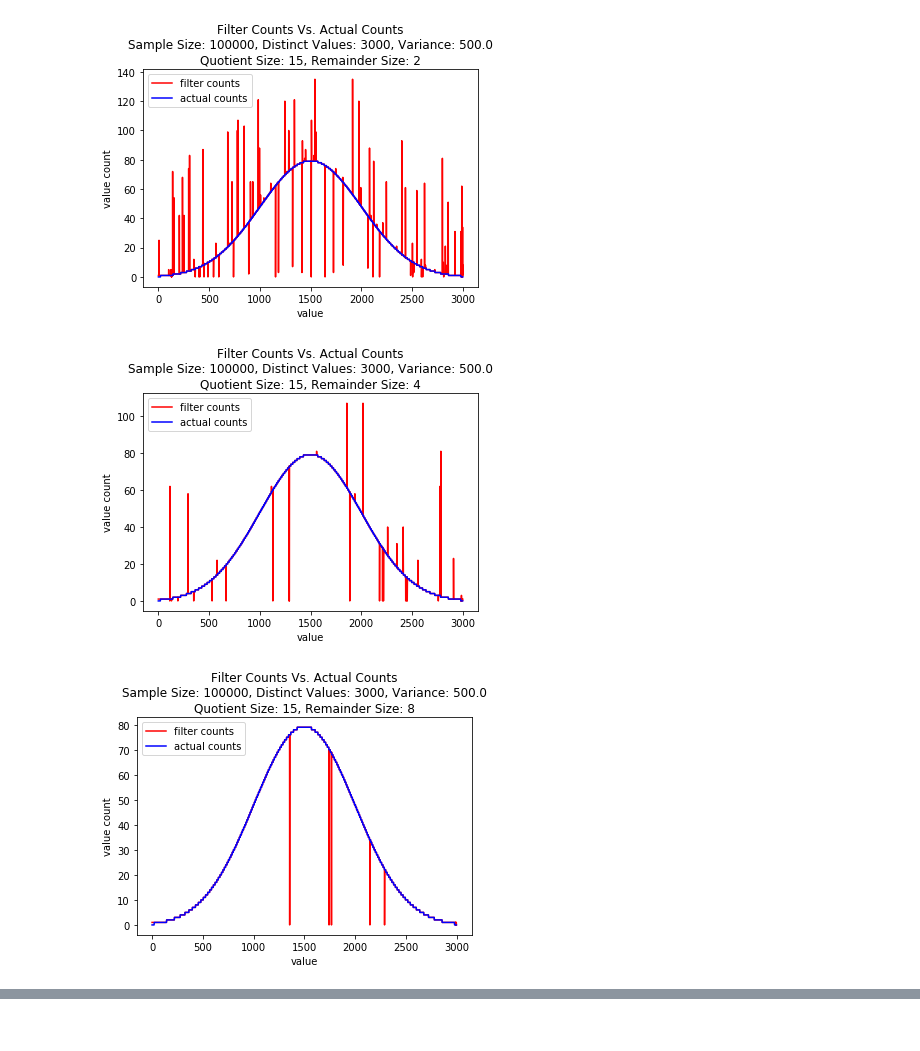
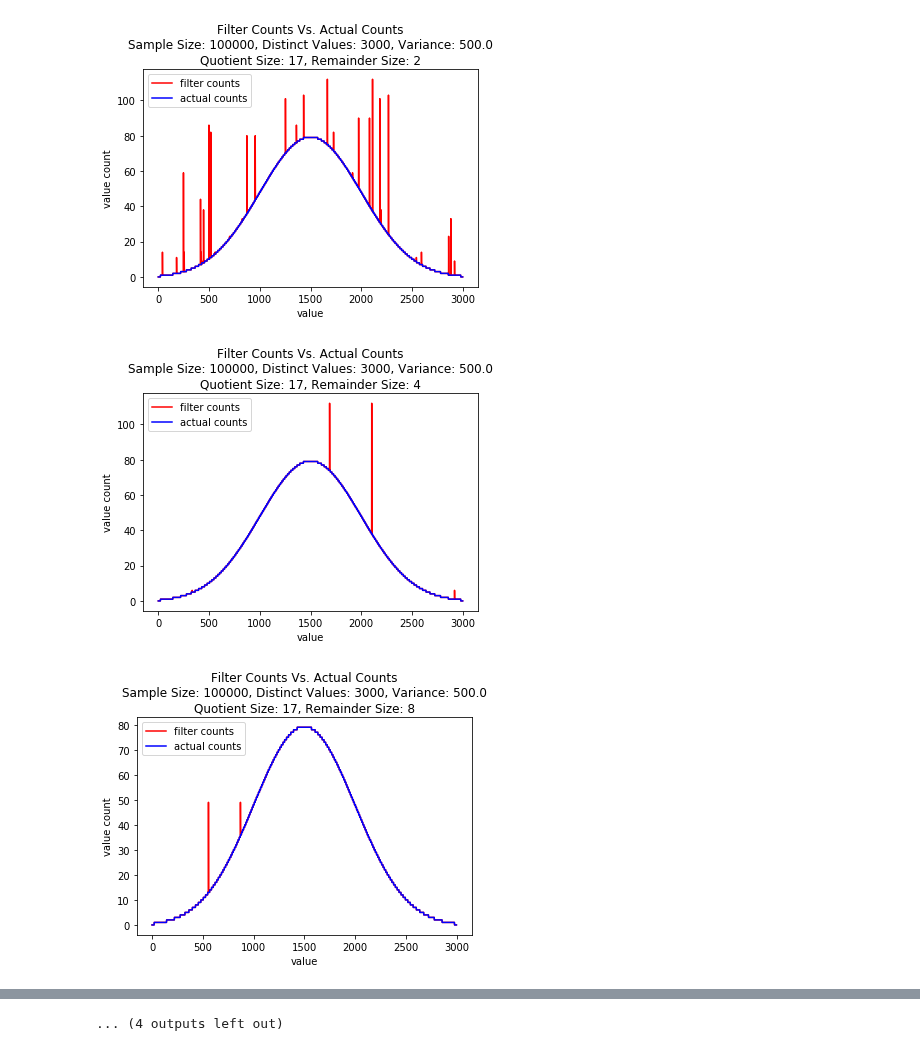
Before and after one commit to ArneMayer/MasterarbeitJupyter, a Jupyter notebook: Cardinality Estimation.ipynb, the cells around one changed output, grey strips where cells are left out. Cells and saved outputs as stored; diff of their text form; code cells hidden in the pictures.

Commit message:
more plots

```diff
--- a/Cardinality Estimation.ipynb
+++ b/Cardinality Estimation.ipynb
@@ -17,23 +17,23 @@ def get_results(benchmark):
 
 # Columns: sample_size, distinct_values, variance, remainder_size, value, actual_count, filter_count
 
-def select(data, sample_size, distinct_values, variance, quotient_size, remainder_size):
-    return data[(data.sample_size == sample_size) &
+def select(data, value_count, distinct_values, variance, quotient_size, remainder_size):
+    return data[(data.value_count == value_count) &
                 (data.distinct_values == distinct_values) &
                 (data.variance == variance) &
                 (data.remainder_size == remainder_size) &
                 (data.quotient_size == quotient_size)]
 
 def evaluate(quotient_size, remainder_size):
-    sample_size = 100000
+    value_count = 100000
     distinct_values = 3000
     variance = 500.0
 
     data = get_results("filter_cardinality_estimation")
-    selection = select(data, sample_size, distinct_values, variance, quotient_size, remainder_size)
+    selection = select(data, value_count, distinct_values, variance, quotient_size, remainder_size)
     selection[["value", "actual_count", "filter_count"]].head()
     title = "Filter Counts Vs. Actual Counts"
-    subtitle = "Sample Size: " + str(sample_size) \
+    subtitle = "Sample Size: " + str(value_count) \
                 + ", Distinct Values: " + str(distinct_values) \
                 + ", Variance: " + str(variance) + '\n' \
                 + "Quotient Size: " + str(quotient_size) + ", Remainder Size: " + str(remainder_size)
@@ -49,11 +49,24 @@ def evaluate(quotient_size, remainder_size):
     plt.savefig('plots/cardinality_estimation/{}.pgf'.format(file_name))
     plt.savefig('plots/cardinality_estimation/{}.pdf'.format(file_name))
     plt.show()
-# %%
-evaluate(quotient_size= 15, remainder_size=2)
-evaluate(quotient_size= 15, remainder_size=4)
-evaluate(quotient_size= 15, remainder_size=8)
-# %% [output]
-[figure, removed]
-[figure, removed]
-[figure, removed]
+# %%
+evaluate(quotient_size= 17, remainder_size=2)
+evaluate(quotient_size= 17, remainder_size=4)
+evaluate(quotient_size= 17, remainder_size=8)
+evaluate(quotient_size= 17, remainder_size=16)
+evaluate(quotient_size= 16, remainder_size=2)
+evaluate(quotient_size= 16, remainder_size=4)
+evaluate(quotient_size= 16, remainder_size=8)
+evaluate(quotient_size= 16, remainder_size=16)
+evaluate(quotient_size= 15, remainder_size=2)
+evaluate(quotient_size= 15, remainder_size=4)
+evaluate(quotient_size= 15, remainder_size=8)
+evaluate(quotient_size= 15, remainder_size=16)
+evaluate(quotient_size= 14, remainder_size=2)
+evaluate(quotient_size= 14, remainder_size=4)
+evaluate(quotient_size= 14, remainder_size=8)
+evaluate(quotient_size= 14, remainder_size=16)
+# %% [output]
+[figure, added]
+[figure, added]
+[figure, added]
@@ -59,0 +82 @@ evaluate(quotient_size= 15, remainder_size=8)
+... (4 outputs left out)
```
Also changed, not shown: parts of 1 cell of this notebook, 32 other files.
